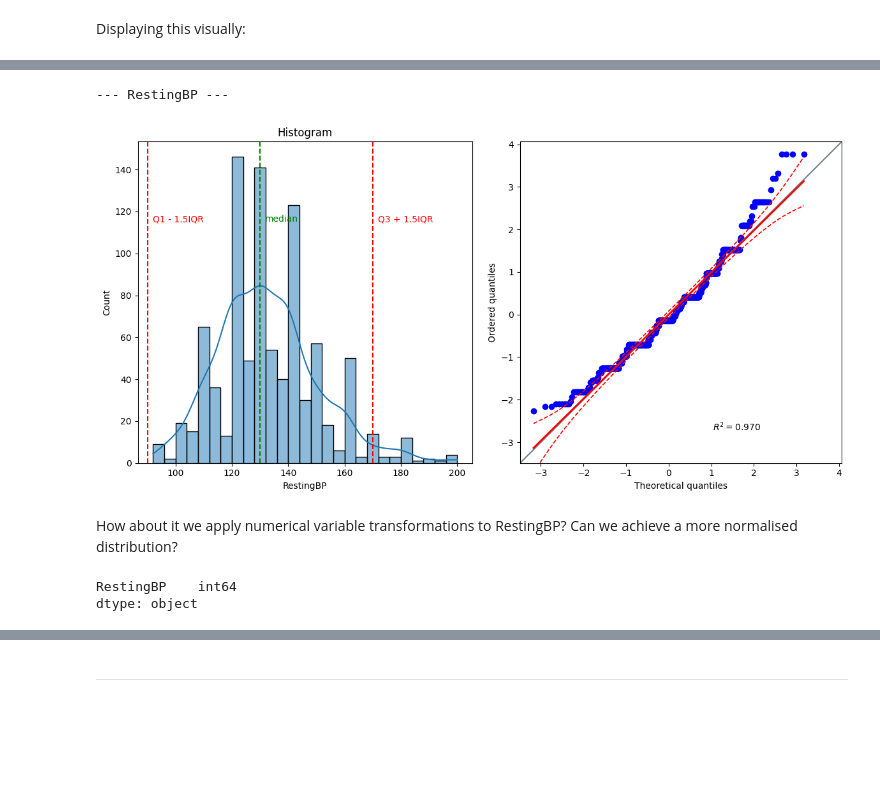
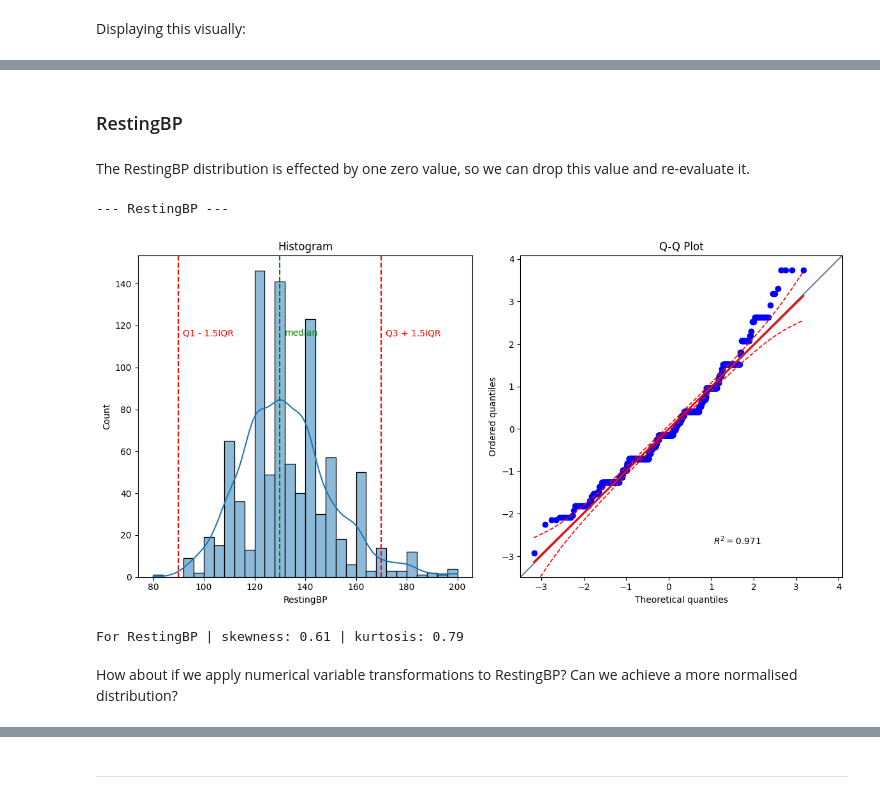
Before and after one commit to jfpaliga/CVD-predictor, a Jupyter notebook: jupyter_notebooks/02 - ExploratoryDataAnalysis.ipynb, the cells around one changed output, grey strips where cells are left out. Cells and saved outputs as stored; diff of their text form; code cells hidden in the pictures; blank space fills up the shorter version.

```diff
--- a/jupyter_notebooks/02 - ExploratoryDataAnalysis.ipynb
+++ b/jupyter_notebooks/02 - ExploratoryDataAnalysis.ipynb
@@ -189,30 +201,15 @@ How is the distribution of RestingBP effected if the two lower outliers are remo
-# %%
-restingBP_IQR = calc_IQR(outliers_df, "RestingBP")
-restingBP_Q1 = outliers_df["RestingBP"].quantile(q=0.25)
-
-restingBP_with_no_low_outliers = outliers_df.query("RestingBP >= @restingBP_Q1 - 1.5*@restingBP_IQR")
-
-restingBP_with_no_low_outliers_df = restingBP_with_no_low_outliers["RestingBP"].to_frame()
-
-plot_distribution_and_qq(restingBP_with_no_low_outliers_df)
-# %% [output]
---- RestingBP ---
-[figure, removed]
+# %% [markdown]
+### RestingBP
+# %% [markdown]
+The RestingBP distribution is effected by one zero value, so we can drop this value and re-evaluate it.
+# %%
+restingBP_no_zeros = outliers_df.query("RestingBP != 0")
+restingBP_no_zeros_df = restingBP_no_zeros["RestingBP"].astype('float64').to_frame()
+
+plot_distribution_and_qq(restingBP_no_zeros_df)
+# %% [output]
+--- RestingBP ---
+[figure, added]
+For RestingBP | skewness: 0.61 | kurtosis: 0.79
 # %% [markdown]
-How about it we apply numerical variable transformations to RestingBP? Can we achieve a more normalised distribution?
+How about if we apply numerical variable transformations to RestingBP? Can we achieve a more normalised distribution?
-# %%
-from sklearn.pipeline import Pipeline
-from feature_engine import transformation as vt
-
-restingBP_with_no_low_outliers_df.dtypes
-
-# pipeline = Pipeline([
-#     ( "log", vt.LogTransformer() )
-# ])
-
-# restingBP_transformed_df = pipeline.fit_transform(restingBP_with_no_low_outliers_df)
-
-# plot_distribution_and_qq(restingBP_transformed_df)
-# %% [output]
-RestingBP    int64
-dtype: object
```
Also changed, not shown: parts of 15 cells of this notebook.
